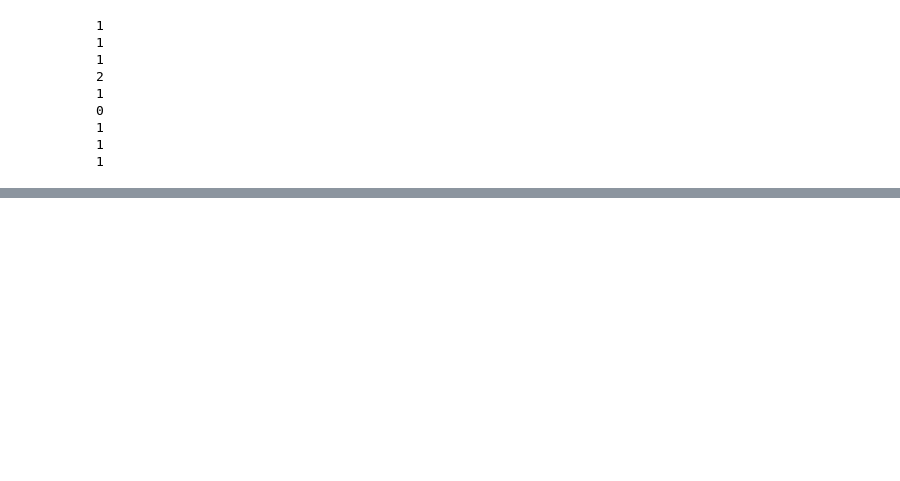
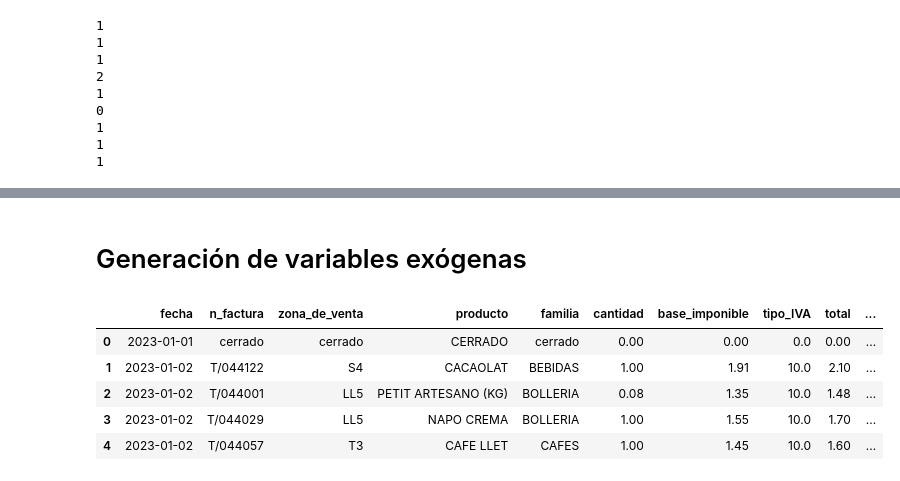
Before and after one commit to joquifer2/mlops_fleca_project, a Jupyter notebook: notebooks/v2_01_load_raw_data.ipynb, the cells around one changed output, grey strips where cells are left out. Drawn from its saved outputs; the diff is of its cells as text; code cells hidden in the pictures; blank space fills up the shorter version.

```diff
--- a/notebooks/v2_01_load_raw_data.ipynb
+++ b/notebooks/v2_01_load_raw_data.ipynb
@@ -183,7 +320,0 @@ dtype: int64
-# %%
-# Eliminar cualquier fila que tenga un valor nulo en cualquier columna
-df_fleca = df_fleca.dropna()
-
-# Verificar que ya no haya valores nulos
-print("Valores nulos después de eliminar la fila con nulos restantes:")
-print(df_fleca.isnull().sum())
@@ -202,0 +321,3 @@ dtype: int64
+# %%
+# Convertir la columna 'fecha' a datetime antes de eliminar horas, minutos y segundos
+df_fleca['fecha'] = pd.to_datetime(df_fleca['fecha'])
@@ -272,0 +390,19 @@ memory usage: 9.4+ MB
+# %% [markdown]
+# Generación de variables exógenas
+# %%
+df_fleca['fecha'] = pd.to_datetime(df_fleca['fecha'])
+
+df_fleca['month'] = df_fleca['fecha'].dt.month
+# El método .dt.dayofweek ya asigna 0 para lunes y 6 para domingo, por lo que no es necesario modificar nada.
+df_fleca['day_of_week'] = df_fleca['fecha'].dt.dayofweek
+df_fleca['is_weekend'] = df_fleca['day_of_week'].isin([5, 6]).astype(int)
+df_fleca['is_summer_peak'] = df_fleca['month'].isin([7, 8]).astype(int)
+
+df_fleca.head()
+# %% [output]
+|  | fecha | n_factura | zona_de_venta | producto | familia | cantidad | base_imponible | tipo_IVA | total | ... |
+| 0 | 2023-01-01 | cerrado | cerrado | CERRADO | cerrado | 0.00 | 0.00 | 0.0 | 0.00 | ... |
+| 1 | 2023-01-02 | T/044122 | S4 | CACAOLAT | BEBIDAS | 1.00 | 1.91 | 10.0 | 2.10 | ... |
+| 2 | 2023-01-02 | T/044001 | LL5 | PETIT ARTESANO (KG) | BOLLERIA | 0.08 | 1.35 | 10.0 | 1.48 | ... |
+| 3 | 2023-01-02 | T/044029 | LL5 | NAPO CREMA | BOLLERIA | 1.00 | 1.55 | 10.0 | 1.70 | ... |
+| 4 | 2023-01-02 | T/044057 | T3 | CAFE LLET | CAFES | 1.00 | 1.45 | 10.0 | 1.60 | ... |
```
Also changed, not shown: parts of 45 cells of this notebook.
